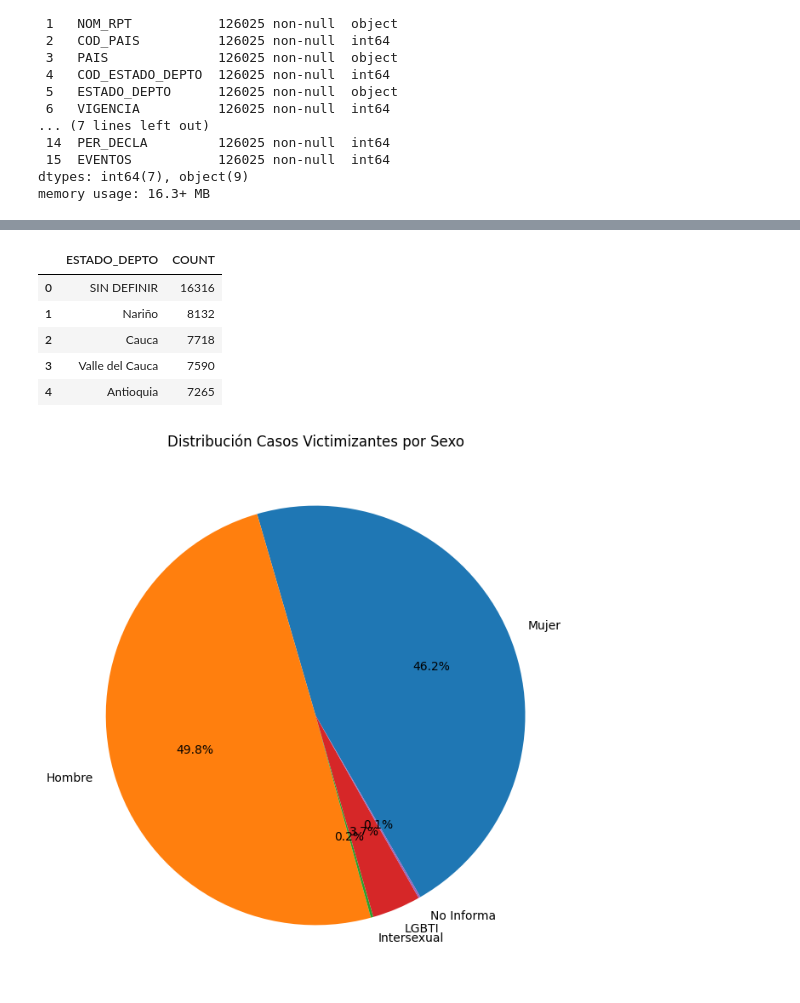
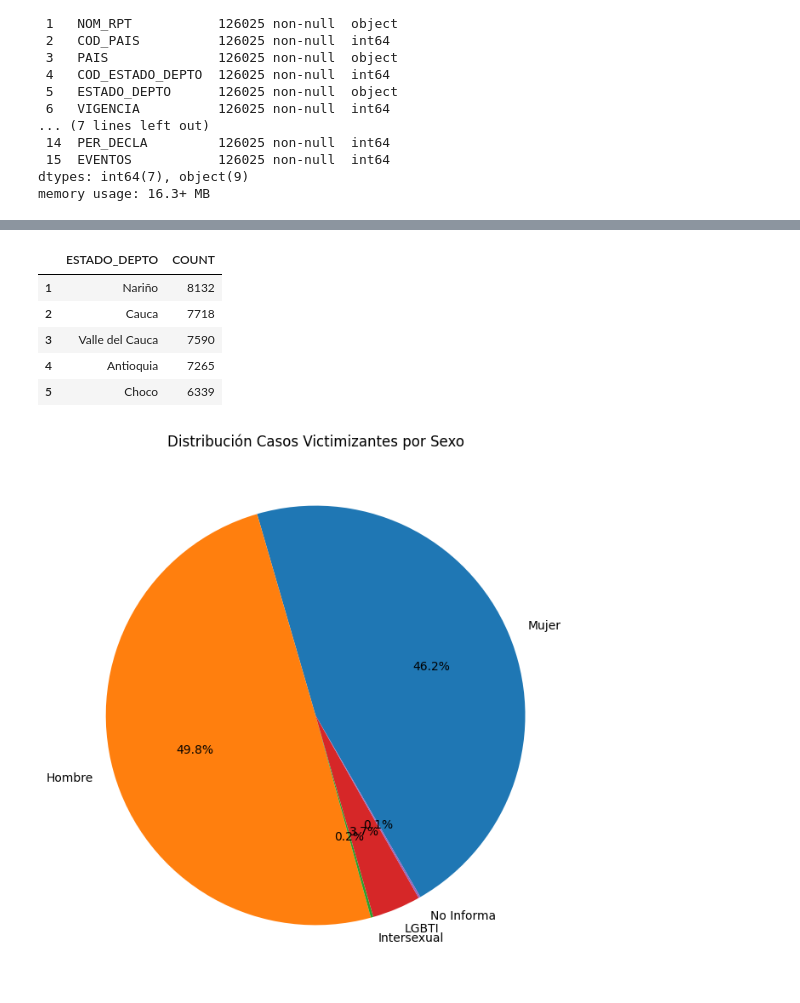
Before and after one commit to oviedokaren19/bc_G3_analisis_victimas, a Jupyter notebook: rama_nueva/sprint2.ipynb, the cells around one changed output, grey strips where cells are left out. Cells and saved outputs as stored; diff of their text form; code cells hidden in the pictures.

```diff
--- a/rama_nueva/sprint2.ipynb
+++ b/rama_nueva/sprint2.ipynb
@@ -96,15 +96,16 @@ display(df_filtrado.head())
 # %%
 top_estados = df_filtrado['ESTADO_DEPTO'].value_counts().reset_index()
 top_estados.columns = ['ESTADO_DEPTO', 'COUNT']
 top_estados = top_estados.sort_values(by='COUNT', ascending=False)
-display(top_estados.head())
+#display(top_estados.head(6))
+display(top_estados.head(6)[1:])
 # %% [output]
 |  | ESTADO_DEPTO | COUNT |
-| 0 | SIN DEFINIR | 16316 |
 | 1 | Nariño | 8132 |
 | 2 | Cauca | 7718 |
 | 3 | Valle del Cauca | 7590 |
 | 4 | Antioquia | 7265 |
+| 5 | Choco | 6339 |
 # %%
 conteo_sexo = df_filtrado['SEXO'].value_counts()
 
```
Also changed, not shown: parts of 8 cells of this notebook.
